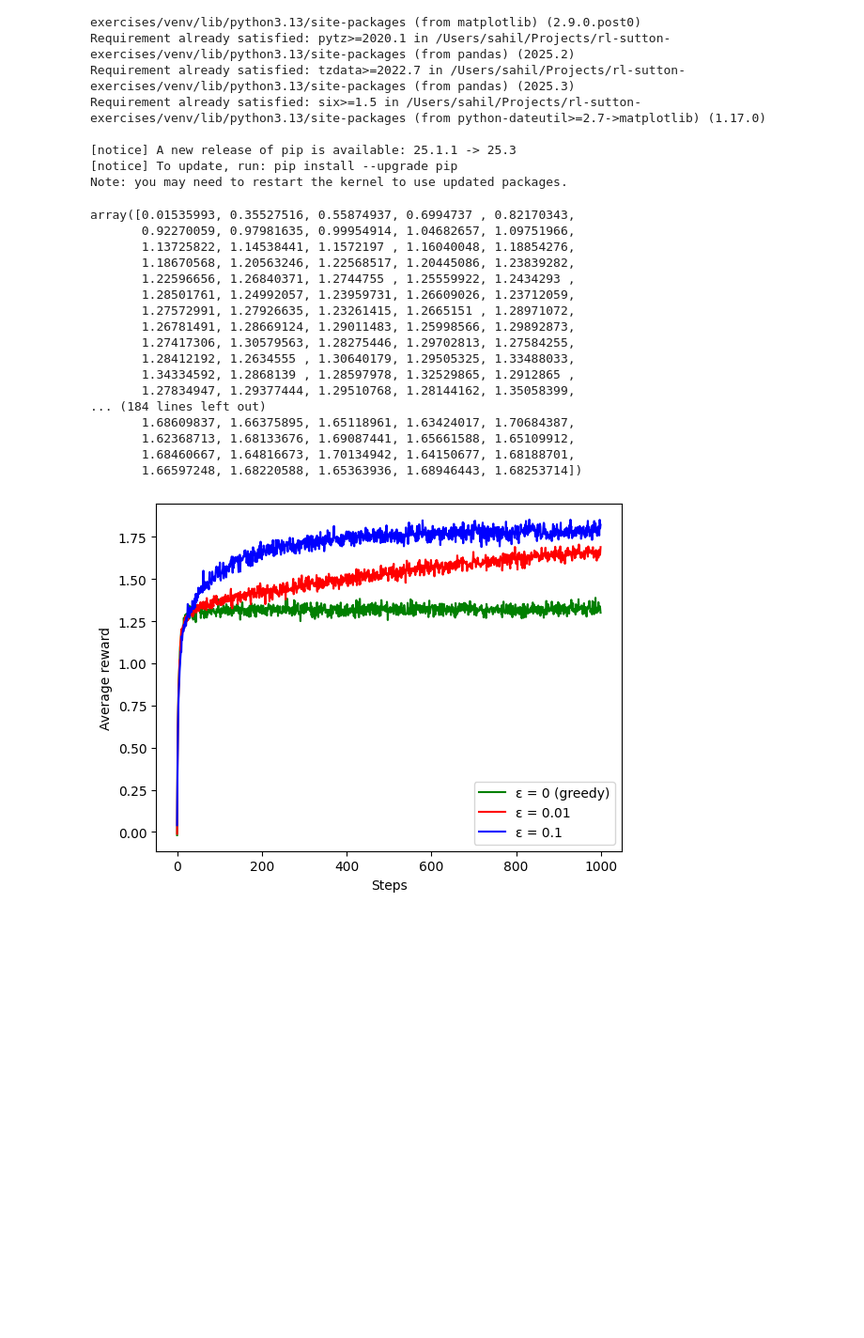
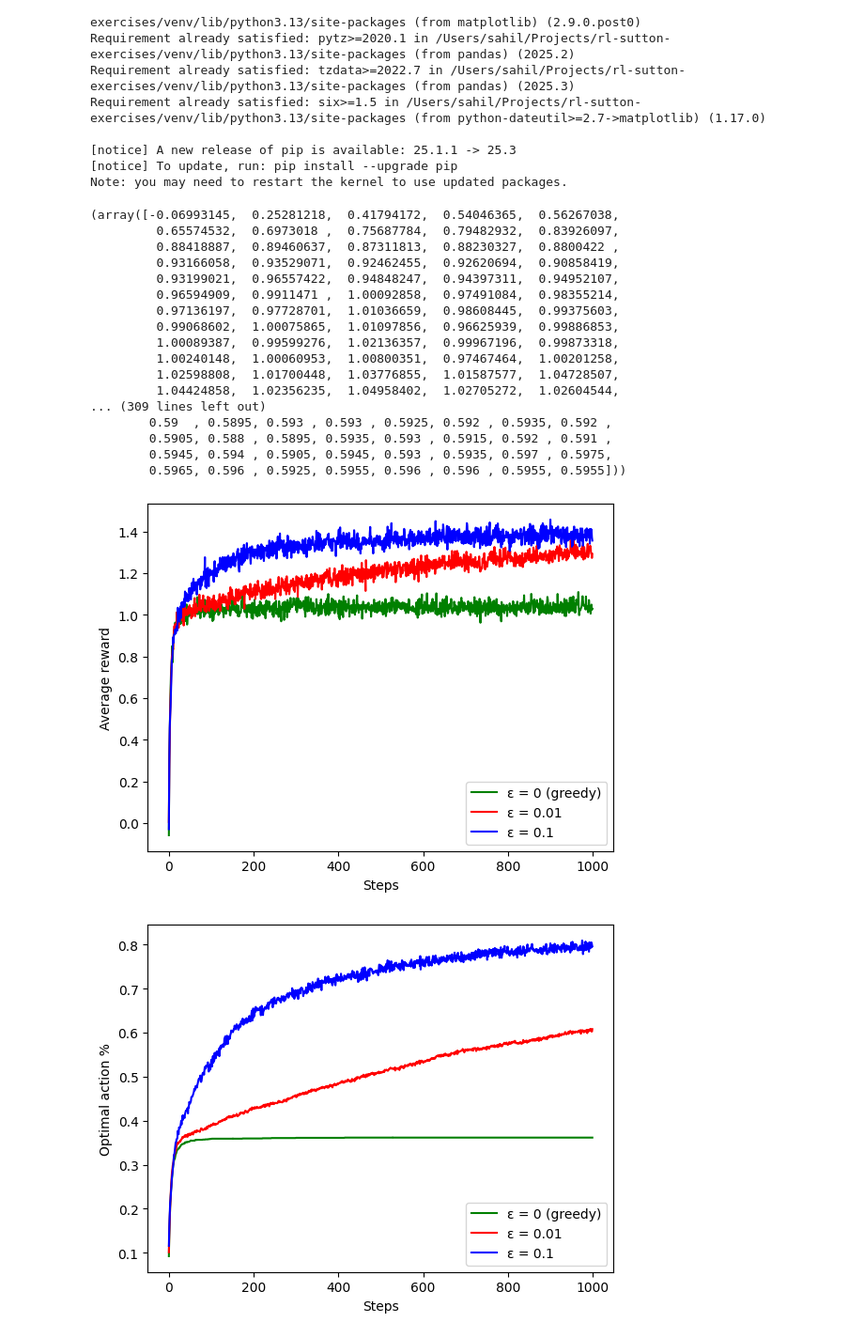
Before and after one commit to sahil485/rl-sutton, a Jupyter notebook: chapter-2/greedy-experiment.ipynb, the cells around one changed output. Shown at 94% size. Saved outputs shown, nothing was run; the diff lists cells and outputs as text; code cells hidden in the pictures; blank space fills up the shorter version.

Commit message:
bandit problem logic update

```diff
--- a/chapter-2/greedy-experiment.ipynb
+++ b/chapter-2/greedy-experiment.ipynb
@@ -29,8 +29,12 @@ epsilon = 0.1
 
 def run_k_bandit_experiment(k, epsilon):
     all_rewards = np.zeros((NUM_RUNS, NUM_STEPS))
+    all_actions = np.zeros((NUM_RUNS, NUM_STEPS))
 
     for run in range(NUM_RUNS):
+        # True action values for this run (sampled once per run)
+        q_true = np.random.normal(loc=0, scale=1, size=k)
+
         Q = np.zeros(k) # average reward for each action within a given run
         N = np.zeros(k) # number of times each action has been taken within a given run
         for step in range(NUM_STEPS):
@@ -41,47 +45,58 @@ def run_k_bandit_experiment(k, epsilon):
                 # exploit
                 action = np.argmax(Q)
 
-            reward = np.random.normal(loc=Q[action], scale=1)
+            all_actions[run, step] += 1 if action == np.argmax(q_true) else 0
+
+            reward = np.random.normal(loc=q_true[action], scale=1)
             all_rewards[run, step] = reward
             # update the number of times the action has been taken
             N[action] += 1
             # updates the current reward for action TOWARDS the sampled reward by calculating the sample-average
             Q[action] += (reward - Q[action]) / N[action]
 
-    return all_rewards.mean(axis=0)
+    return all_rewards.mean(axis=0), all_actions.mean(axis=0)
 # %%
 run_k_bandit_experiment(10, 0.01)
 # %% [output]
-array([0.01535993, 0.35527516, 0.55874937, 0.6994737 , 0.82170343,
-       0.92270059, 0.97981635, 0.99954914, 1.04682657, 1.09751966,
-       1.13725822, 1.14538441, 1.1572197 , 1.16040048, 1.18854276,
-       1.18670568, 1.20563246, 1.22568517, 1.20445086, 1.23839282,
-       1.22596656, 1.26840371, 1.2744755 , 1.25559922, 1.2434293 ,
-       1.28501761, 1.24992057, 1.23959731, 1.26609026, 1.23712059,
-       1.27572991, 1.27926635, 1.23261415, 1.2665151 , 1.28971072,
-       1.26781491, 1.28669124, 1.29011483, 1.25998566, 1.29892873,
-       1.27417306, 1.30579563, 1.28275446, 1.29702813, 1.27584255,
-       1.28412192, 1.2634555 , 1.30640179, 1.29505325, 1.33488033,
-       1.34334592, 1.2868139 , 1.28597978, 1.32529865, 1.2912865 ,
-       1.27834947, 1.29377444, 1.29510768, 1.28144162, 1.35058399,
-... (184 lines left out)
-       1.68609837, 1.66375895, 1.65118961, 1.63424017, 1.70684387,
-       1.62368713, 1.68133676, 1.69087441, 1.65661588, 1.65109912,
-       1.68460667, 1.64816673, 1.70134942, 1.64150677, 1.68188701,
-       1.66597248, 1.68220588, 1.65363936, 1.68946443, 1.68253714])
+(array([-0.06993145,  0.25281218,  0.41794172,  0.54046365,  0.56267038,
+         0.65574532,  0.6973018 ,  0.75687784,  0.79482932,  0.83926097,
+         0.88418887,  0.89460637,  0.87311813,  0.88230327,  0.8800422 ,
+         0.93166058,  0.93529071,  0.92462455,  0.92620694,  0.90858419,
+         0.93199021,  0.96557422,  0.94848247,  0.94397311,  0.94952107,
+         0.96594909,  0.9911471 ,  1.00092858,  0.97491084,  0.98355214,
+         0.97136197,  0.97728701,  1.01036659,  0.98608445,  0.99375603,
+         0.99068602,  1.00075865,  1.01097856,  0.96625939,  0.99886853,
+         1.00089387,  0.99599276,  1.02136357,  0.99967196,  0.99873318,
+         1.00240148,  1.00060953,  1.00800351,  0.97467464,  1.00201258,
+         1.02598808,  1.01700448,  1.03776855,  1.01587577,  1.04728507,
+         1.04424858,  1.02356235,  1.04958402,  1.02705272,  1.02604544,
+... (309 lines left out)
+        0.59  , 0.5895, 0.593 , 0.593 , 0.5925, 0.592 , 0.5935, 0.592 ,
+        0.5905, 0.588 , 0.5895, 0.5935, 0.593 , 0.5915, 0.592 , 0.591 ,
+        0.5945, 0.594 , 0.5905, 0.5945, 0.593 , 0.5935, 0.597 , 0.5975,
+        0.5965, 0.596 , 0.5925, 0.5955, 0.596 , 0.596 , 0.5955, 0.5955]))
 # %%
 import matplotlib.pyplot as plt
 
 k = 10
 
 for eps, color in [(0, 'green'), (0.01, 'red'), (0.1, 'blue')]:
-    avg_rewards = run_k_bandit_experiment(k,eps)
+    avg_rewards, avg_action_choices = run_k_bandit_experiment(k, eps)
     label = f'ε = {eps}' if eps > 0 else 'ε = 0 (greedy)'
+
+    # Plot average rewards
+    plt.figure(1)
     plt.plot(avg_rewards, color=color, label=label)
+    plt.xlabel('Steps')
+    plt.ylabel('Average reward')
+    plt.legend()
 
-plt.xlabel('Steps')
-plt.ylabel('Average reward')
-plt.legend()
-plt.show()
+    # Plot % optimal action taken
+    plt.figure(2)
+    plt.plot(avg_action_choices, color=color, label=label)
+    plt.xlabel('Steps')
+    plt.ylabel('Optimal action %')
+    plt.legend()
 # %% [output]
-[figure, old version]
+[figure, new version]
+[figure, added]
```
